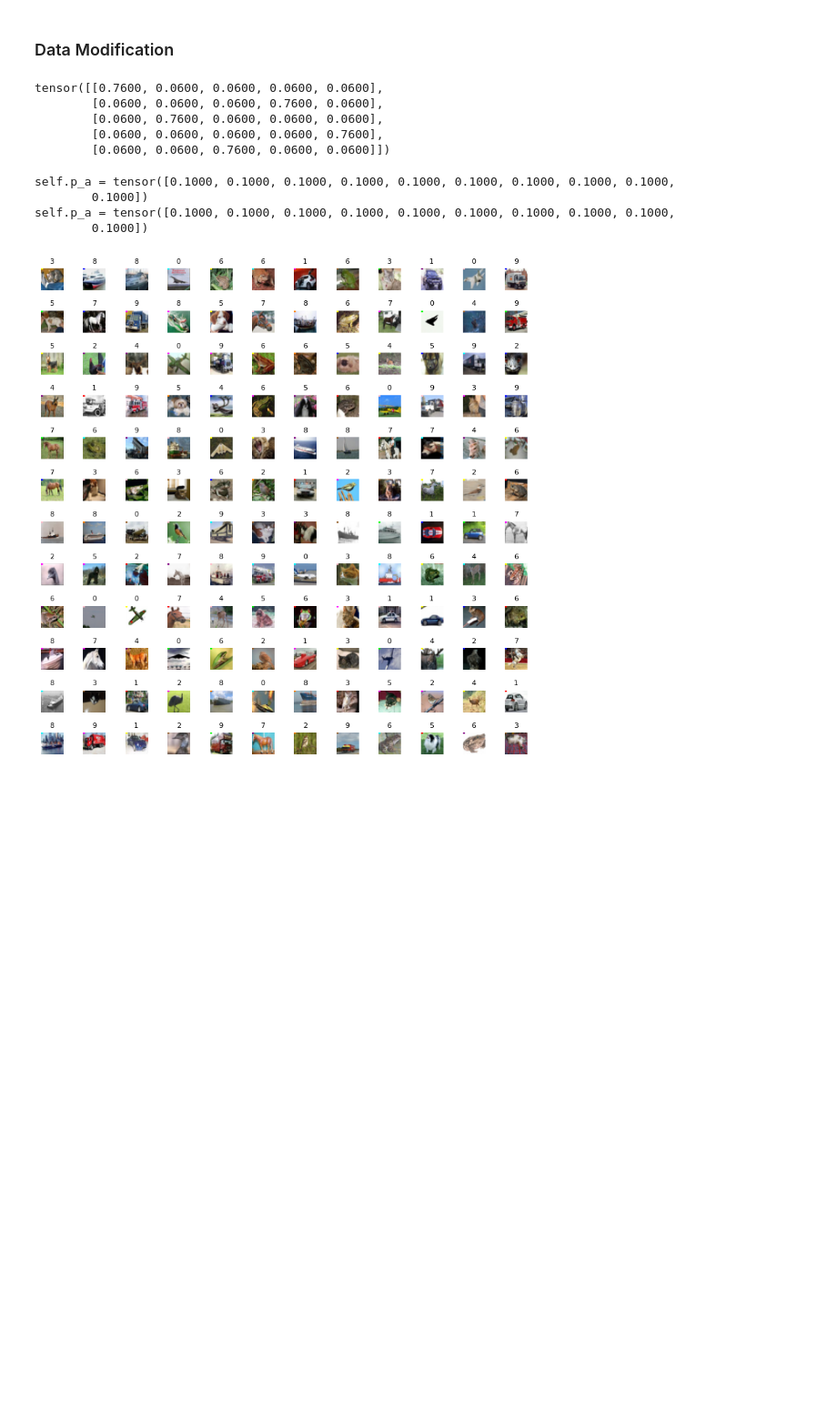
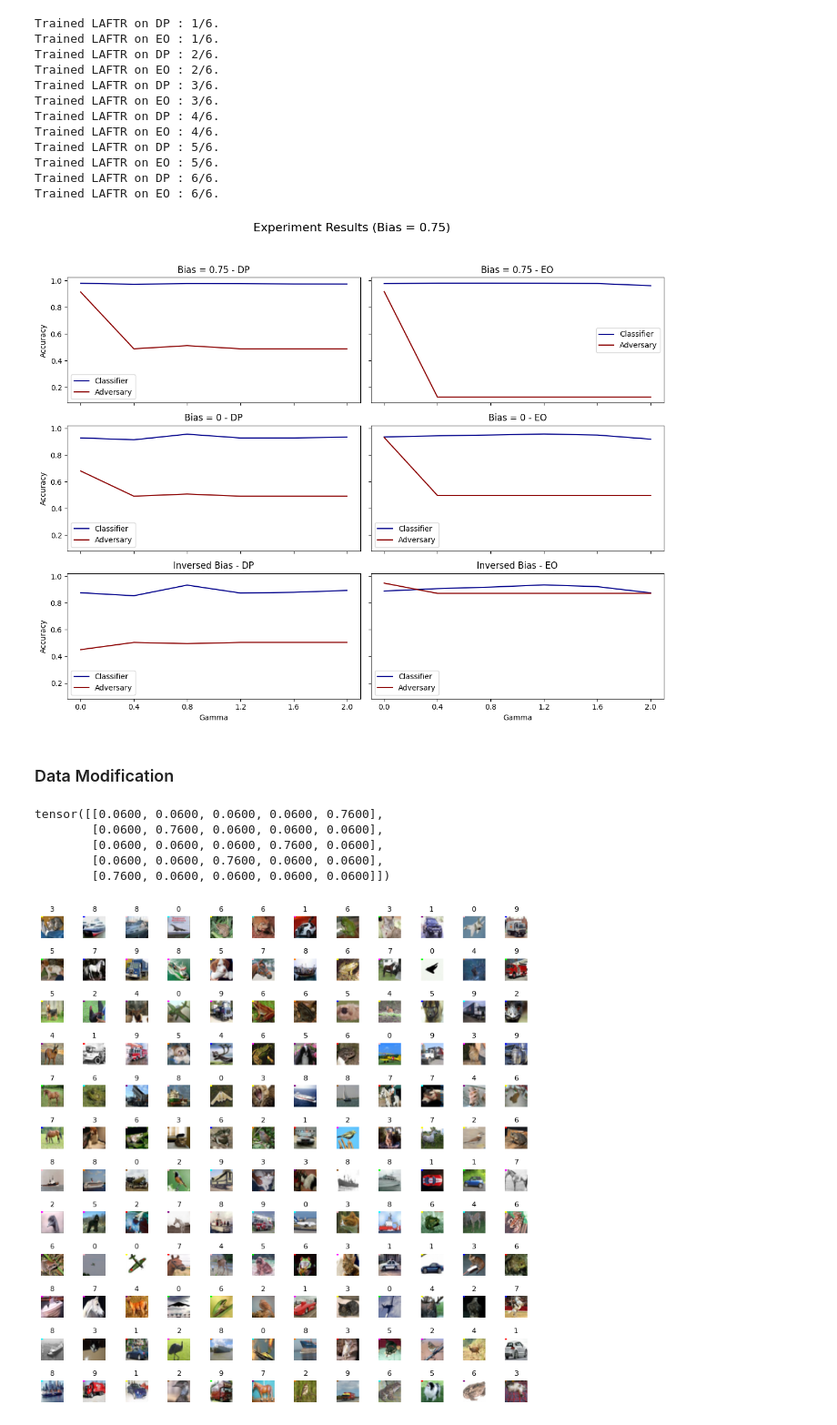
Before and after one commit to Vinschers/LAFTR, a Jupyter notebook: notebooks/LAFTR.ipynb, the cells around one changed output. Shown at 91% size. Cells and saved outputs as stored; diff of their text form; code cells hidden in the pictures; blank space fills up the shorter version.

Commit message:
Test results on notebook

```diff
--- a/notebooks/LAFTR.ipynb
+++ b/notebooks/LAFTR.ipynb
@@ -36,3 +38,28 @@ cpu
+# %%
+C = 2
+K = 2
+bias = 0.75
+encoder_type = 'MLP'
+dataset_name = 'MNIST'
+gammas = [0., 0.4, 0.8, 1.2, 1.6, 2.0 ]
+device = device
+
+
+run_experiments(C, K, bias, encoder_type, dataset_name, gammas, device)
+# %% [output]
+Trained LAFTR on DP : 1/6.
+Trained LAFTR on EO : 1/6.
+Trained LAFTR on DP : 2/6.
+Trained LAFTR on EO : 2/6.
+Trained LAFTR on DP : 3/6.
+Trained LAFTR on EO : 3/6.
+Trained LAFTR on DP : 4/6.
+Trained LAFTR on EO : 4/6.
+Trained LAFTR on DP : 5/6.
+Trained LAFTR on EO : 5/6.
+Trained LAFTR on DP : 6/6.
+Trained LAFTR on EO : 6/6.
+[figure, added]
 # %% [markdown]
 ### Data Modification
 # %%
@@ -82,13 +109,13 @@ K = 5
 p_y_a = generate_p_y_a(0.7, C, K)
 p_y_a
 # %% [output]
-tensor([[0.7600, 0.0600, 0.0600, 0.0600, 0.0600],
+tensor([[0.0600, 0.0600, 0.0600, 0.0600, 0.7600],
+        [0.0600, 0.7600, 0.0600, 0.0600, 0.0600],
         [0.0600, 0.0600, 0.0600, 0.7600, 0.0600],
-        [0.0600, 0.7600, 0.0600, 0.0600, 0.0600],
-        [0.0600, 0.0600, 0.0600, 0.0600, 0.7600],
-        [0.0600, 0.0600, 0.7600, 0.0600, 0.0600]])
+        [0.0600, 0.0600, 0.7600, 0.0600, 0.0600],
+        [0.7600, 0.0600, 0.0600, 0.0600, 0.0600]])
 # %%
-data_dir = os.path.join(project_root, "data/cifar_data")
+data_dir = os.path.join(project_root, "data/datasets")
 C = 10
 K = 10
 
@@ -98,21 +125,16 @@ p_y_a = generate_p_y_a(0, C, K)
 #     [0.8, 0.4]]
 # )
 
-train_set = BiasedCifar10(data_dir, p_y_a, device=device)
+train_set = BiasedCifar10(data_dir, p_y_a, train=True, device=device)
 test_set = BiasedCifar10(data_dir, generate_p_y_a(0.0, C, K), train=False, device=device)
 
 # train_set = BinaryColoredMNIST(data_dir, 0.9, 0.1, device=device)
 # test_set = BinaryColoredMNIST(data_dir, 0.5, 0.5, train=False, device=device)
 
-# train_set = BiasedBinaryMNIST(data_dir, p_y_a, device=device)
-# test_set = BiasedBinaryMNIST(data_dir, generate_p_y_a(0.0, C, K), train=False, device=device)
+# train_set = BiasedBinaryMNIST(data_dir, p_y_a, train=True, device=device, download=True)
+# test_set = BiasedBinaryMNIST(data_dir, generate_p_y_a(0.0, C, K), train=False, device=device, download=True)
 
 # print(f"NormalizedMutualInformation(Y; A) = {nmi(train_set.p_y_a, train_set.p_a):.4f}")
-# %% [output]
-self.p_a = tensor([0.1000, 0.1000, 0.1000, 0.1000, 0.1000, 0.1000, 0.1000, 0.1000, 0.1000,
-        0.1000])
-self.p_a = tensor([0.1000, 0.1000, 0.1000, 0.1000, 0.1000, 0.1000, 0.1000, 0.1000, 0.1000,
-        0.1000])
 # %%
 # train_set, val_set = random_split(train_set, [0.8, 0.2])
 # %%
```
Also changed, not shown: parts of 3 cells of this notebook, 3 other files.
